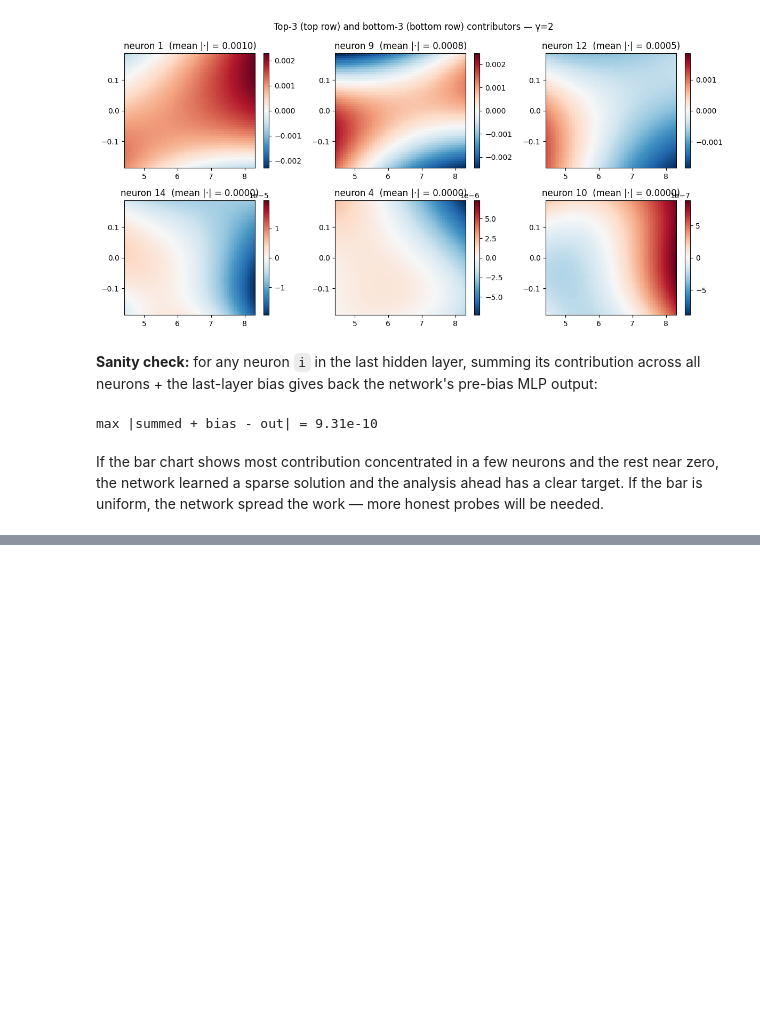
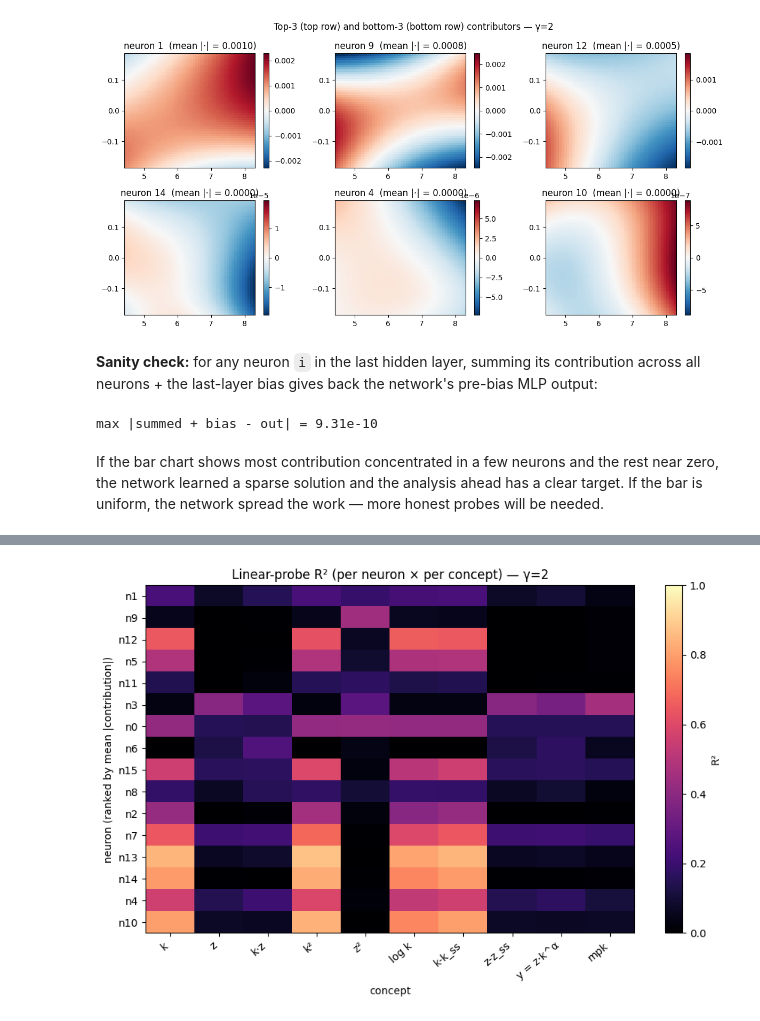
Before and after one commit to deqn-jax/deqn-jax, a Jupyter notebook: examples/interp_brock_mirman.ipynb, the cells around one changed output, grey strips where cells are left out. Saved outputs shown, nothing was run; the diff lists cells and outputs as text; code cells hidden in the pictures; blank space fills up the shorter version.

```diff
--- a/examples/interp_brock_mirman.ipynb
+++ b/examples/interp_brock_mirman.ipynb
@@ -258,0 +273,47 @@ network spread the work — more honest probes will be needed.
+# %%
+k = states[:, 0]
+z = states[:, 1]
+alpha = 0.36  # brock_mirman capital share
+k_ss = float(net.ss_state[0])
+z_ss = float(net.ss_state[1])
+
+concepts = jnp.stack(
+    [
+        k,
+        z,
+        k * z,
+        k**2,
+        z**2,
+        jnp.log(k),
+        k - k_ss,
+        z - z_ss,
+        z * jnp.power(k, alpha),  # y
+        alpha * z * jnp.power(k, alpha - 1.0),  # mpk
+    ],
+    axis=-1,
+)
+
+concept_names = [
+    "k", "z", "k·z", "k²", "z²", "log k",
+    "k-k_ss", "z-z_ss", "y = z·k^α", "mpk",
+]
+
+last_h = acts[f"h{last_layer_idx}"]
+probe = linear_probe(last_h, concepts)
+r2 = np.asarray(probe["r2"])  # [n_neurons, n_concepts]
+
+fig, ax = plt.subplots(figsize=(9, 6))
+pcm = ax.imshow(r2[order, :], vmin=0.0, vmax=1.0, cmap="magma", aspect="auto")
+ax.set_xticks(range(len(concept_names)))
+ax.set_xticklabels(concept_names, rotation=40, ha="right")
+ax.set_yticks(range(len(order)))
+ax.set_yticklabels([f"n{int(i)}" for i in order])
+ax.set_xlabel("concept")
+ax.set_ylabel("neuron (ranked by mean |contribution|)")
+ax.set_title("Linear-probe R² (per neuron × per concept) — γ=2")
+fig.colorbar(pcm, ax=ax, label="R²")
+fig.tight_layout()
+fig.savefig(f"{FIGDIR}/ch3_probe_r2_gamma2.png", dpi=150)
+plt.show()
+# %% [output]
+[figure, added]
```
Also changed, not shown: parts of 3 cells of this notebook, 2 other files.
